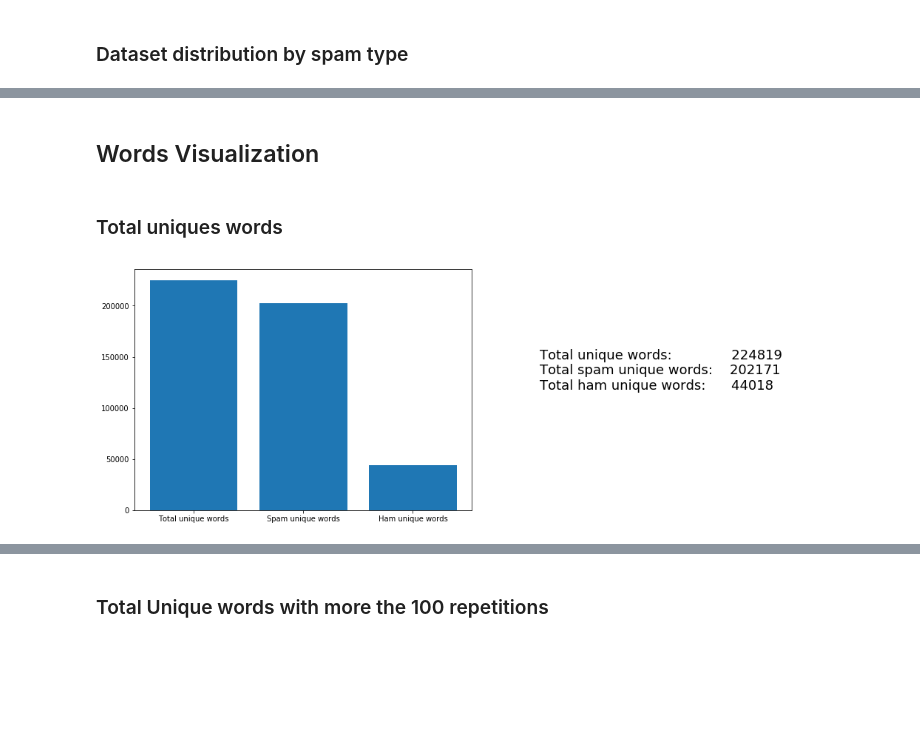
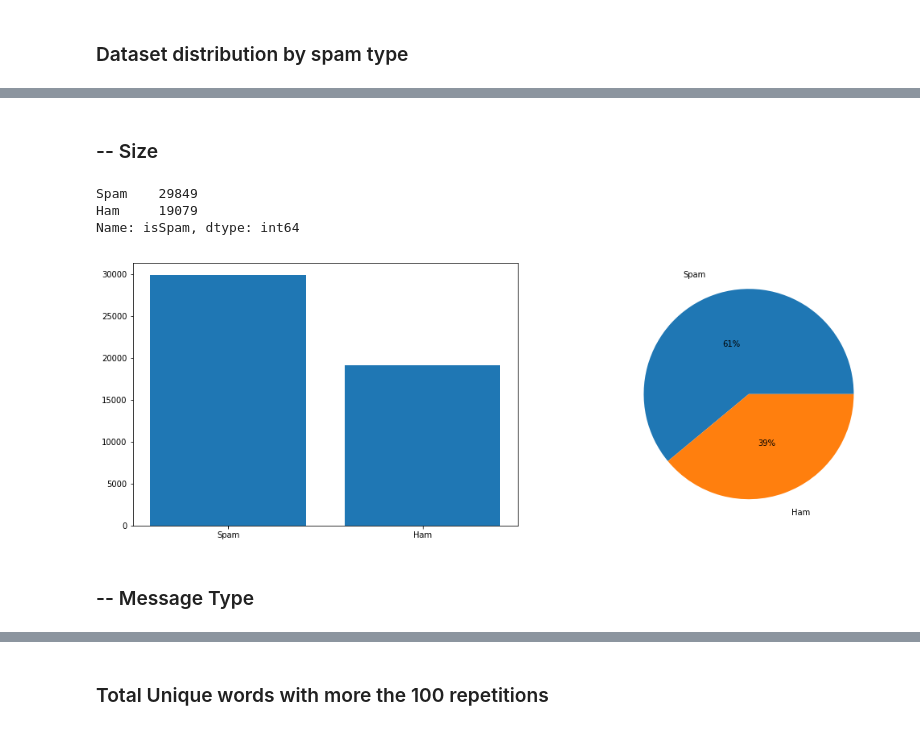
Before and after one commit to cordeiroph/SpamEmailClassifier, a Jupyter notebook: SpamEmailClassifier2.ipynb, the cells around one changed output, grey strips where cells are left out. Cells and saved outputs as stored; diff of their text form; code cells hidden in the pictures; blank space fills up the shorter version.

```diff
--- a/SpamEmailClassifier2.ipynb
+++ b/SpamEmailClassifier2.ipynb
@@ -537,4 +317,0 @@ Image(graph.create_png())
-# %%
-dfMaster['toCountGroup'] = dfMaster['toCount'].apply(lambda x: 'direct' if x == 1 else ('smallGroup' if x < 15 else 'bigGroup'))
-
-dfMaster.head()
@@ -755,33 +318,30 @@ plt.show()
-# %% [markdown]
-## Words Visualization
-# %% [markdown]
-### Total uniques words
-# %%
-count = Counter(list(chain(*df["wordsList"].values)))
-
-countSpam = Counter(list(chain(*df[df['isSpam'] == True]["wordsList"].values)))
-
-countHam = Counter(list(chain(*df[df['isSpam'] == False]["wordsList"].values)))
-
-fig = plt.figure(figsize = (18,6))
-grid = plt.GridSpec(1,2, wspace =0.2)
-pltBar = fig.add_subplot(grid[0,0])
-pltText = fig.add_subplot(grid[0,1])
-
-pltBar.bar(
-    ['Total unique words', 'Spam unique words', 'Ham unique words'],
-    [len(count), len(countSpam), len(countHam)],
-    align='center'
-)
-
-textWords = ['Total unique words:              {}'.format(len(count)),
-             'Total spam unique words:    {}'.format(len(countSpam)),
-             'Total ham unique words:      {}'.format(len(countHam))]
-
-
-
-pltText.text(x=0, y=0.5, s = '\n'.join(textWords), fontsize = 18)
-pltText.axis('off')
-plt.show()
-# %% [output]
-[figure, removed]
+# %% [markdown]
+### -- Size
+# %%
+print(dfMaster['isSpam'].value_counts().rename({False: 'Ham', True: 'Spam'}))
+
+
+fig = plt.figure(figsize = (18,6))
+grid = plt.GridSpec(1,2, wspace =0.1)
+barPlt = fig.add_subplot(grid[0,0])
+piePlt = fig.add_subplot(grid[0,1])
+
+
+barPlt.bar(
+    ('Spam', 'Ham'),
+    [len(dfMaster[dfMaster['isSpam'] == True]), len(dfMaster[dfMaster['isSpam'] == False])],
+    align='center')
+barPlt.set_xticks(np.arange(2), ['Spam', 'Ham'])
+
+
+piePlt.pie(dfMaster['isSpam'].value_counts(), labels=['Spam', 'Ham'], autopct='%1.0f%%', pctdistance=0.5, labeldistance=1.2)
+
+
+plt.show()
+# %% [output]
+Spam    29849
+Ham     19079
+Name: isSpam, dtype: int64
+[figure, added]
+# %% [markdown]
+### -- Message Type
```
Also changed, not shown: parts of 97 cells of this notebook, 1 other file.
